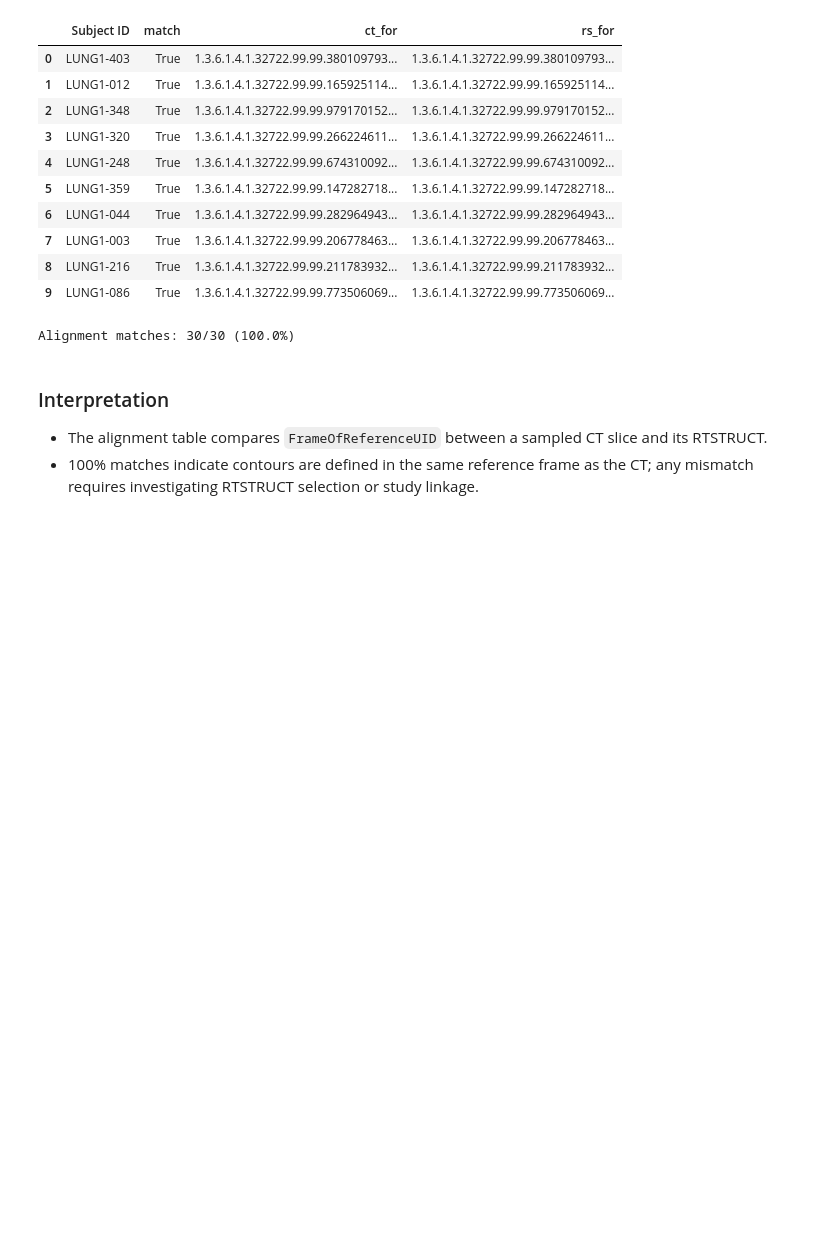
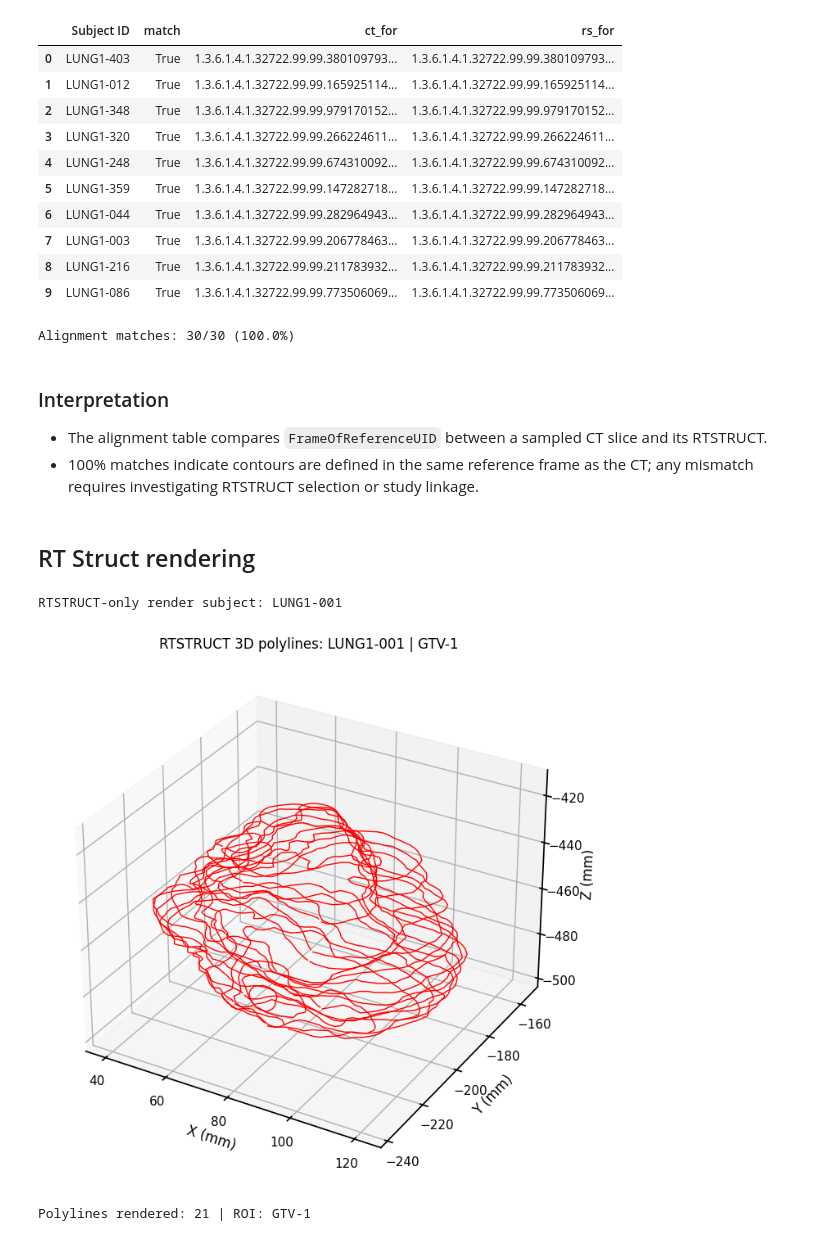
Before and after one commit to kurisu/nsclc-volume-capstone, a Jupyter notebook: notebooks/01_preliminary_data_understanding.ipynb, the cells around one changed output. Cells and saved outputs as stored; diff of their text form; code cells hidden in the pictures; blank space fills up the shorter version.

```diff
--- a/notebooks/01_preliminary_data_understanding.ipynb
+++ b/notebooks/01_preliminary_data_understanding.ipynb
@@ -512,3 +512,80 @@ Alignment matches: 30/30 (100.0%)
 
 * The alignment table compares `FrameOfReferenceUID` between a sampled CT slice and its RTSTRUCT.
 * 100% matches indicate contours are defined in the same reference frame as the CT; any mismatch requires investigating RTSTRUCT selection or study linkage.
+# %% [markdown]
+## RT Struct rendering
+# %%
+# Standalone 3D render of RTSTRUCT (contours only, no CT)
+# Renders the selected ROI's contour polylines in patient coordinates (mm).
+
+from mpl_toolkits.mplot3d import Axes3D  # noqa: F401
+
+# Use same subject if defined, else pick first with RTSTRUCT
+try:
+    sid_rt_only = sid
+except NameError:
+    sid_rt_only = inventory[inventory["has_RTSTRUCT"]]["Subject ID"].iloc[0]
+
+print("RTSTRUCT-only render subject:", sid_rt_only)
+
+rs_rows = df_rs[df_rs["Subject ID"] == sid_rt_only]
+if rs_rows.empty:
+    print("No RTSTRUCT for subject.")
+else:
+    rs_path = safe_first_dcm_in_dir(rs_rows.iloc[0]["series_dir"])
+    if rs_path is None:
+        print("No RTSTRUCT DICOM found.")
+    else:
+        ds_rs = pydicom.dcmread(str(rs_path), stop_before_pixels=True)
+        # Choose ROI (prefer GTV)
+        roi_map = {}
+        try:
+            for roi in ds_rs.StructureSetROISequence:
+                roi_map[roi.ROINumber] = str(getattr(roi, "ROIName", ""))
+        except Exception:
+            pass
+        gtv_numbers = [num for num, name in roi_map.items() if "gtv" in name.lower()]
+        target_roi = gtv_numbers[0] if gtv_numbers else (sorted(roi_map.keys())[0] if roi_map else None)
+        roi_name = roi_map.get(target_roi, "ROI")
+
+        # Gather 3D contour polylines (mm)
+        polylines = []
+        try:
+            for rc in ds_rs.ROIContourSequence:
+                if getattr(rc, "ReferencedROINumber", None) != target_roi:
+                    continue
+                for cs in getattr(rc, "ContourSequence", []) or []:
+                    pts = np.array(cs.ContourData, dtype=float).reshape(-1, 3)
+                    polylines.append(pts)
+        except Exception as e:
+            print("Failed to parse contours:", e)
+
+        if not polylines:
+            print("No contour polylines found for:", roi_name)
+        else:
+            # Plot in 3D
+            fig = plt.figure(figsize=(7, 7))
+            ax = fig.add_subplot(111, projection='3d')
+            for pts in polylines:
+                ax.plot(pts[:, 0], pts[:, 1], pts[:, 2], 'r-', linewidth=1)
+            ax.set_title(f"RTSTRUCT 3D polylines: {sid_rt_only} | {roi_name}")
+            ax.set_xlabel('X (mm)')
+            ax.set_ylabel('Y (mm)')
+            ax.set_zlabel('Z (mm)')
+            # Equal aspect for 3D
+            all_pts = np.vstack(polylines)
+            mins = all_pts.min(axis=0)
+            maxs = all_pts.max(axis=0)
+            centers = (mins + maxs) / 2.0
+            ranges = (maxs - mins)
+            radius = ranges.max() / 2.0
+            ax.set_xlim(centers[0] - radius, centers[0] + radius)
+            ax.set_ylim(centers[1] - radius, centers[1] + radius)
+            ax.set_zlim(centers[2] - radius, centers[2] + radius)
+            plt.tight_layout()
+            plt.show()
+            print(f"Polylines rendered: {len(polylines)} | ROI: {roi_name}")
+# %% [output]
+RTSTRUCT-only render subject: LUNG1-001
+[figure, added]
+Polylines rendered: 21 | ROI: GTV-1
```
Also changed, not shown: parts of 14 cells of this notebook, 1 other file.
